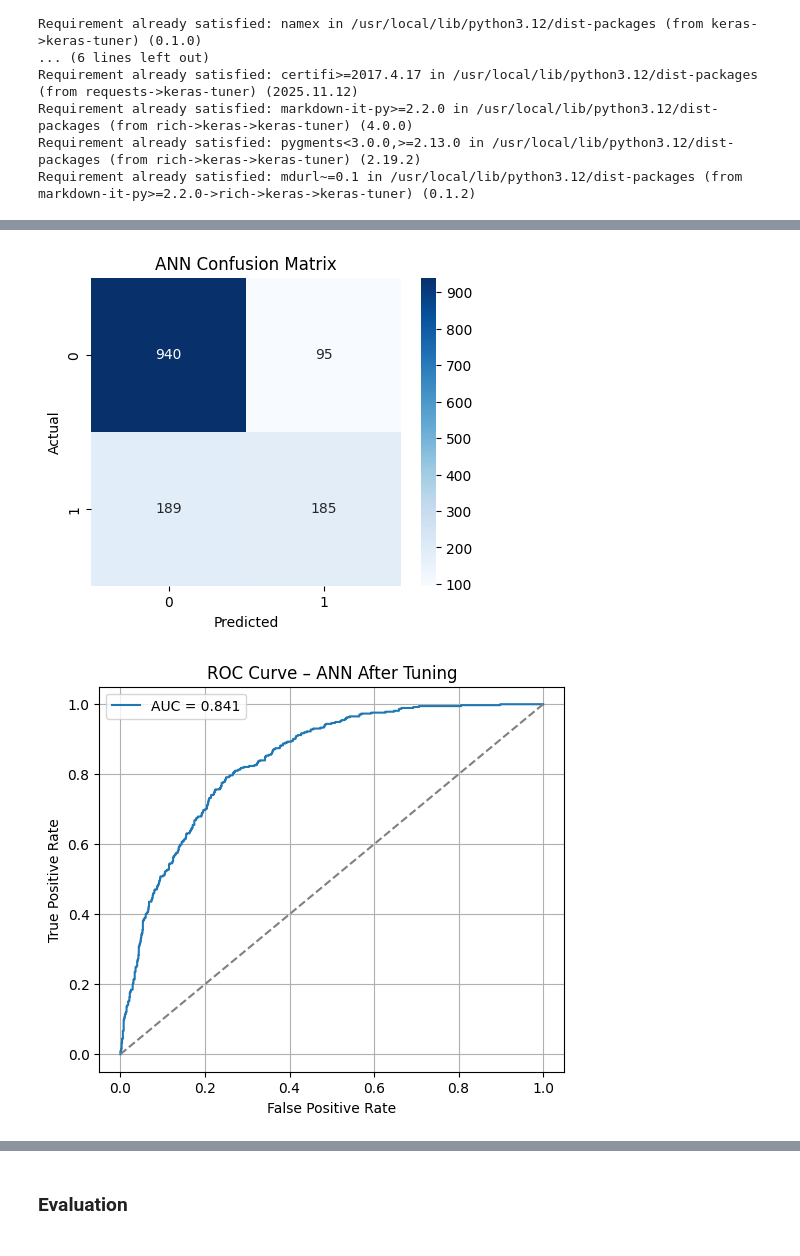
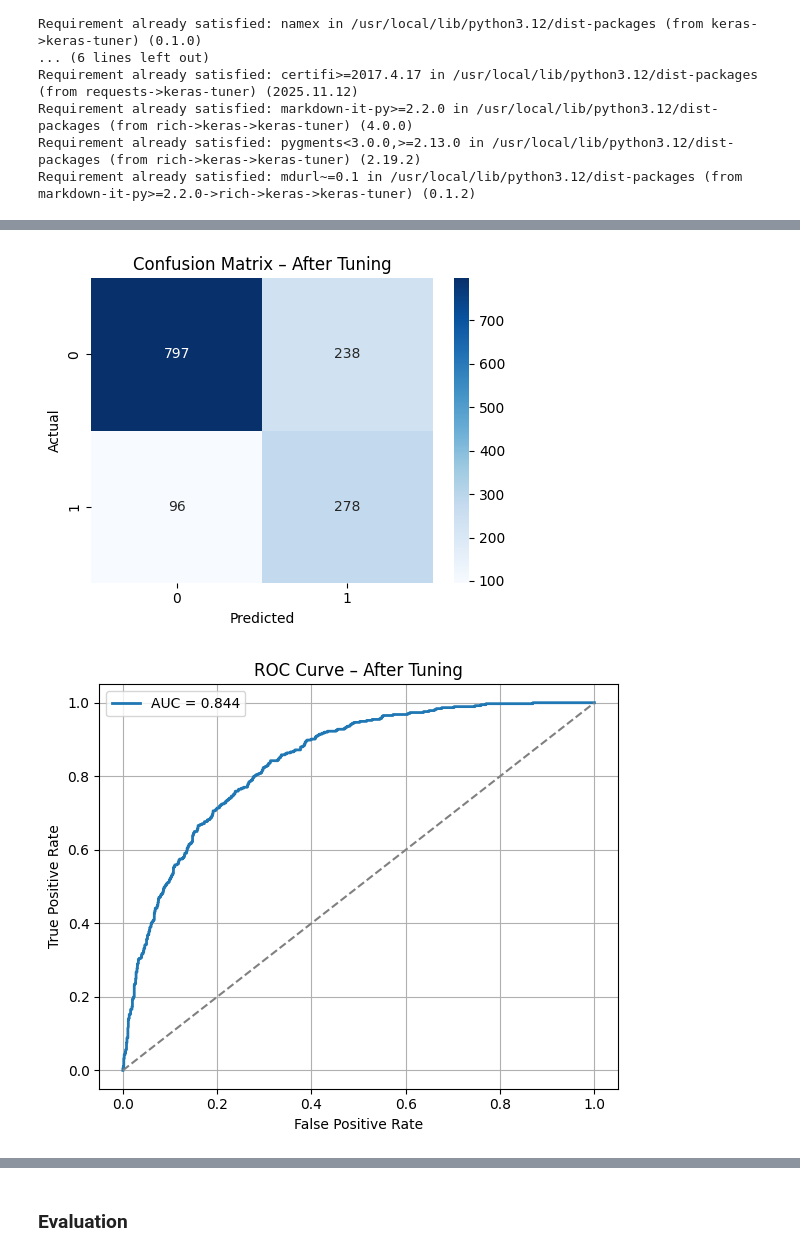
Before and after one commit to meleeshagamage/CourseWork_ML, a Jupyter notebook: ML_CW.ipynb, the cells around one changed output, grey strips where cells are left out. Saved outputs shown, nothing was run; the diff lists cells and outputs as text; code cells hidden in the pictures.

```diff
--- a/ML_CW.ipynb
+++ b/ML_CW.ipynb
@@ -601,12 +692,21 @@ def build_model(hp):
 # %%
 tuner = kt.RandomSearch(
     build_model,
-    objective='val_accuracy',
+    objective="val_accuracy",
     max_trials=10,
     executions_per_trial=1,
-    directory='keras_tuner_dir',
-    project_name='nn_churn'
+    directory="kerastuner_dir",
+    project_name="nn_churn",
 )
 
-tuner.search(X_train_np, y_train_np, validation_split=0.2, epochs=50, batch_size=32, callbacks=[es])
+tuner.search(
+    X_train_np,
+    y_train_np,
+    validation_split=0.2,
+    epochs=50,
+    batch_size=32,
+    callbacks=[es],
+    class_weight=class_weights,
+    verbose=1,
+)
 # %% [output]
@@ -614,8 +714,5 @@ Reloading Tuner from keras_tuner_dir/nn_churn/tuner0.json
 # %%
-best_model = tuner.get_best_models(num_models=1)[0]
-best_hyperparams = tuner.get_best_hyperparameters(1)[0]
-print("\nBest Hyperparameters:", best_hyperparams.values)
-
-
-best_model.compile(optimizer='adam', loss='binary_crossentropy', metrics=['accuracy'])
+best_model = tuner.get_best_models(1)[0]
+best_hp = tuner.get_best_hyperparameters(1)[0]
+print("Best hyperparameters:", best_hp.values)
 # %% [output]
@@ -628,7 +725,7 @@ history_best = best_model.fit(
     epochs=50,
     batch_size=32,
     callbacks=[es],
-    verbose=1
-)
+    class_weight=class_weights,
+    verbose=1,)
 # %% [output]
 Epoch 1/50
@@ -674,22 +775,31 @@ plt.legend(); plt.grid(True); plt.show()
 # %%
-# Confusion matrix
+# Confusion Matrix for tuned model
 cm = confusion_matrix(y_test_np, y_pred_best)
+
 plt.figure(figsize=(5,4))
 sns.heatmap(cm, annot=True, fmt='d', cmap='Blues')
-plt.xlabel('Predicted'); plt.ylabel('Actual'); plt.title('ANN Confusion Matrix')
+plt.xlabel('Predicted')
+plt.ylabel('Actual')
+plt.title('Confusion Matrix – After Tuning')
+plt.tight_layout()
 plt.show()
 # %% [output]
-[figure, old version]
+[figure, new version]
 # %%
-# ROC Curve
+# ROC Curve – After Tuning
 fpr, tpr, _ = roc_curve(y_test_np, y_pred_prob_best)
-roc_value = auc(fpr, tpr)
+roc_val = auc(fpr, tpr)
+
 plt.figure(figsize=(6,5))
-plt.plot(fpr, tpr, label=f"AUC = {roc_value:.3f}")
-plt.plot([0,1],[0,1],'--',color='grey')
-plt.xlabel("False Positive Rate"); plt.ylabel("True Positive Rate")
-plt.title("ROC Curve – ANN After Tuning")
-plt.legend(); plt.grid(True); plt.show()
+plt.plot(fpr, tpr, label=f"AUC = {roc_val:.3f}", linewidth=2)
+plt.plot([0, 1], [0, 1], '--', color='grey')
+plt.xlabel("False Positive Rate")
+plt.ylabel("True Positive Rate")
+plt.title("ROC Curve – After Tuning")
+plt.legend()
+plt.grid(True)
+plt.tight_layout()
+plt.show()
 # %% [output]
-[figure, old version]
+[figure, new version]
 # %%
```
Also changed, not shown: parts of 16 cells of this notebook.
